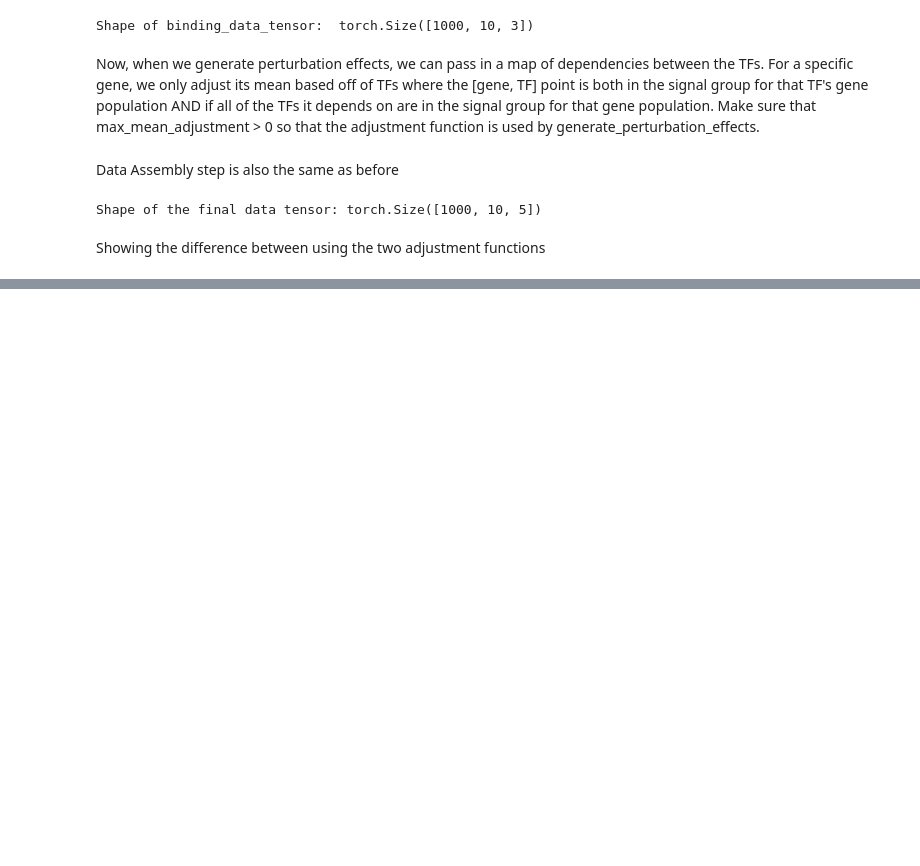
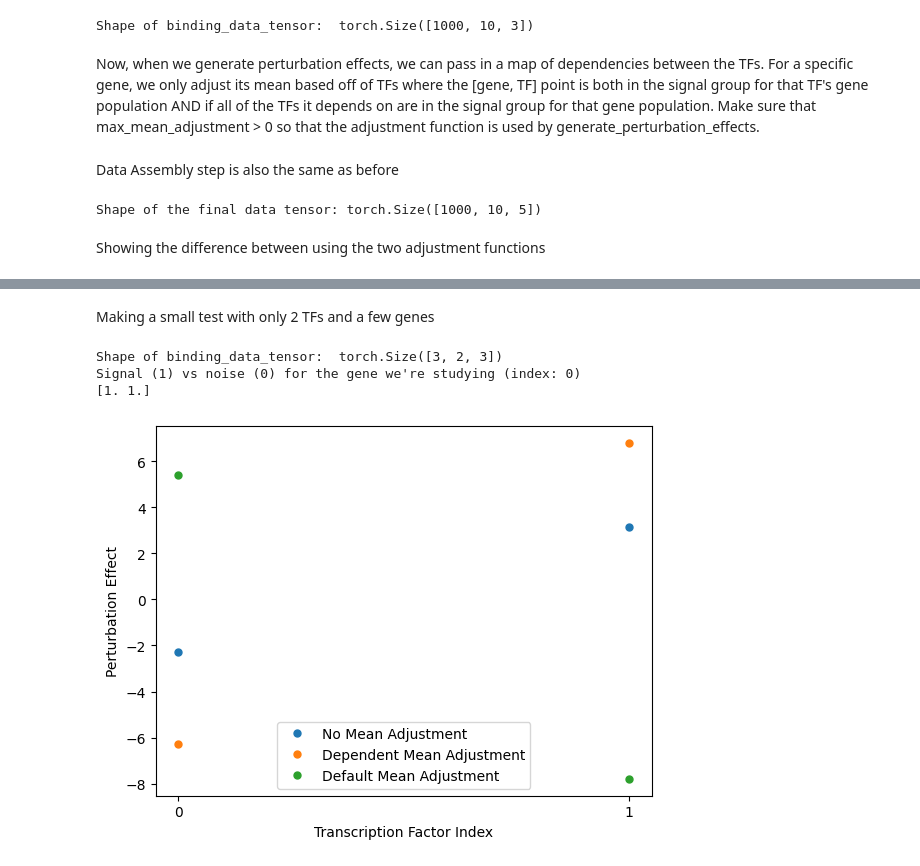
Before and after one commit to BrentLab/yeastdnnexplorer, a Jupyter notebook: yeastdnnexplorer/experiments/dependent_tf_data_generation.ipynb, the cells around one changed output, grey strips where cells are left out. Saved outputs shown, nothing was run; the diff lists cells and outputs as text; code cells hidden in the pictures; blank space fills up the shorter version.

```diff
--- a/yeastdnnexplorer/experiments/dependent_tf_data_generation.ipynb
+++ b/yeastdnnexplorer/experiments/dependent_tf_data_generation.ipynb
@@ -24,18 +26,27 @@ n_sample = [1, 1, 2, 2, 4]
 gene_populations_list = []
 for signal_proportion, n_draws in zip(signal, n_sample):
     for _ in range(n_draws):
-        gene_populations_list.append(generate_gene_population(n_genes, signal_proportion))
+        gene_populations_list.append(
+            generate_gene_population(n_genes, signal_proportion)
+        )
 
 # Generate binding data for each gene population
-binding_effect_list = [generate_binding_effects(gene_population)
-                     for gene_population in gene_populations_list]
+binding_effect_list = [
+    generate_binding_effects(gene_population)
+    for gene_population in gene_populations_list
+]
 
 # Calculate p-values for binding data
-binding_pvalue_list = [generate_pvalues(binding_data) for binding_data in binding_effect_list]
+binding_pvalue_list = [
+    generate_pvalues(binding_data) for binding_data in binding_effect_list
+]
 
-binding_data_combined = [torch.stack((gene_population.labels, binding_effect, binding_pval), dim=1)
-                         for gene_population, binding_effect, binding_pval
-                         in zip (gene_populations_list, binding_effect_list, binding_pvalue_list)]
+binding_data_combined = [
+    torch.stack((gene_population.labels, binding_effect, binding_pval), dim=1)
+    for gene_population, binding_effect, binding_pval in zip(
+        gene_populations_list, binding_effect_list, binding_pvalue_list
+    )
+]
 
 # Stack along a new dimension (dim=1) to create a tensor of shape [num_genes, num_TFs, 3]
 binding_data_tensor = torch.stack(binding_data_combined, dim=1)
@@ -177,0 +253,2 @@ tf relationships
+# %% [markdown]
+Making a small test with only 2 TFs and a few genes
@@ -177,0 +385,12 @@ tf relationships
+# %%
+n_genes = 3
+signal = [1, 1]  # making this high for testing purposes
+n_sample = [1, 1]
+tf_relationships_mini = {0: [1], 1: [0]}
+
+mini_dependent_adjustment_test(n_genes, signal, n_sample, tf_relationships_mini)
+# %% [output]
+Shape of binding_data_tensor:  torch.Size([3, 2, 3])
+Signal (1) vs noise (0) for the gene we're studying (index: 0)
+[1. 1.]
+[figure, added]
```
Also changed, not shown: parts of 7 cells of this notebook.
